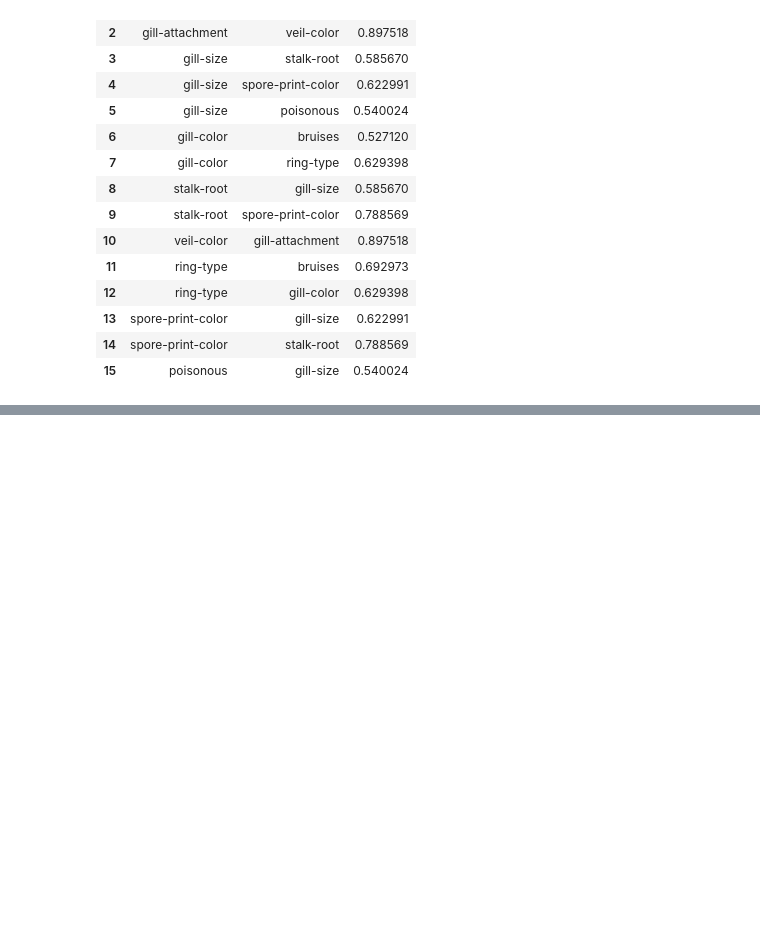
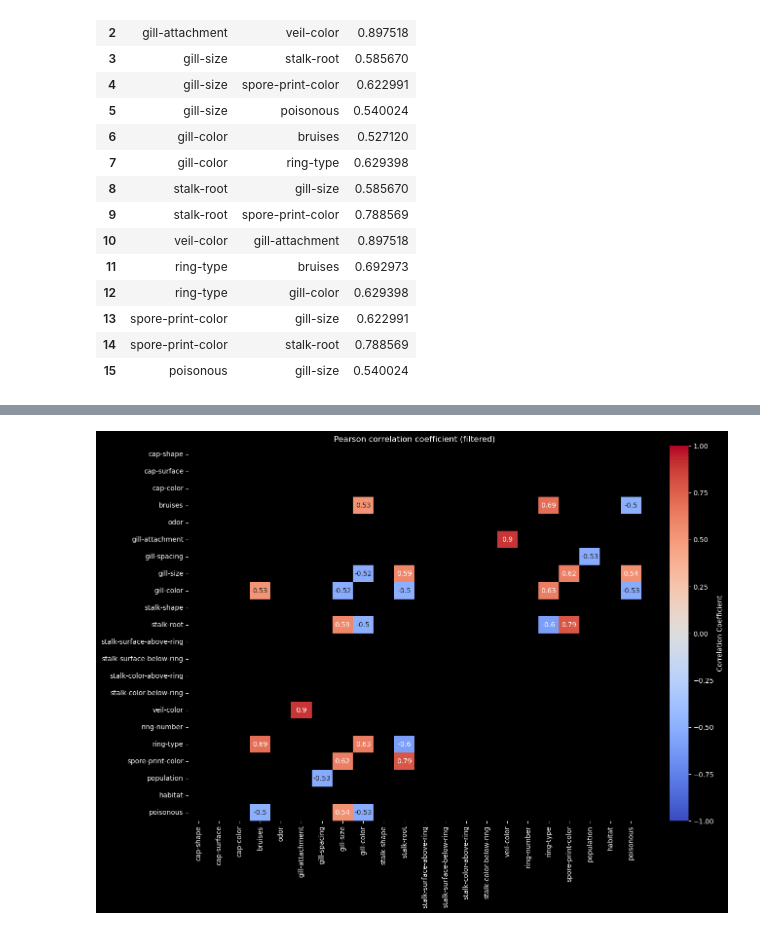
Before and after one commit to Tessla91/DevOps_Aufgaben, a Jupyter notebook: notepads/Dataexploration_Mushroom.ipynb, the cells around one changed output, grey strips where cells are left out. Saved outputs shown, nothing was run; the diff lists cells and outputs as text; code cells hidden in the pictures; blank space fills up the shorter version.

```diff
--- a/notepads/Dataexploration_Mushroom.ipynb
+++ b/notepads/Dataexploration_Mushroom.ipynb
@@ -312,0 +374,15 @@ r_simple = display_correlation(mushroom)
+# %%
+# Visualization of second Pearson-Matrix
+
+def display_correlation(mushroom):
+    r = mushroom.corr(method="pearson")
+    mask = ((r > 0.5) | (r < -0.5)) & (r != 1)
+    filtered_r = r.where(mask)
+    plt.figure(figsize=(15,10))
+    heatmap = sns.heatmap(filtered_r, vmin=-1, vmax=1, annot=True, cmap="coolwarm", cbar_kws={'label': 'Correlation Coefficient'})
+    plt.title("Pearson correlation coefficient (filtered)")
+    return(r)
+
+r_simple = display_correlation(mushroom)
+# %% [output]
+[figure, added]
```
Also changed, not shown: parts of 9 cells of this notebook, 2 other files.
